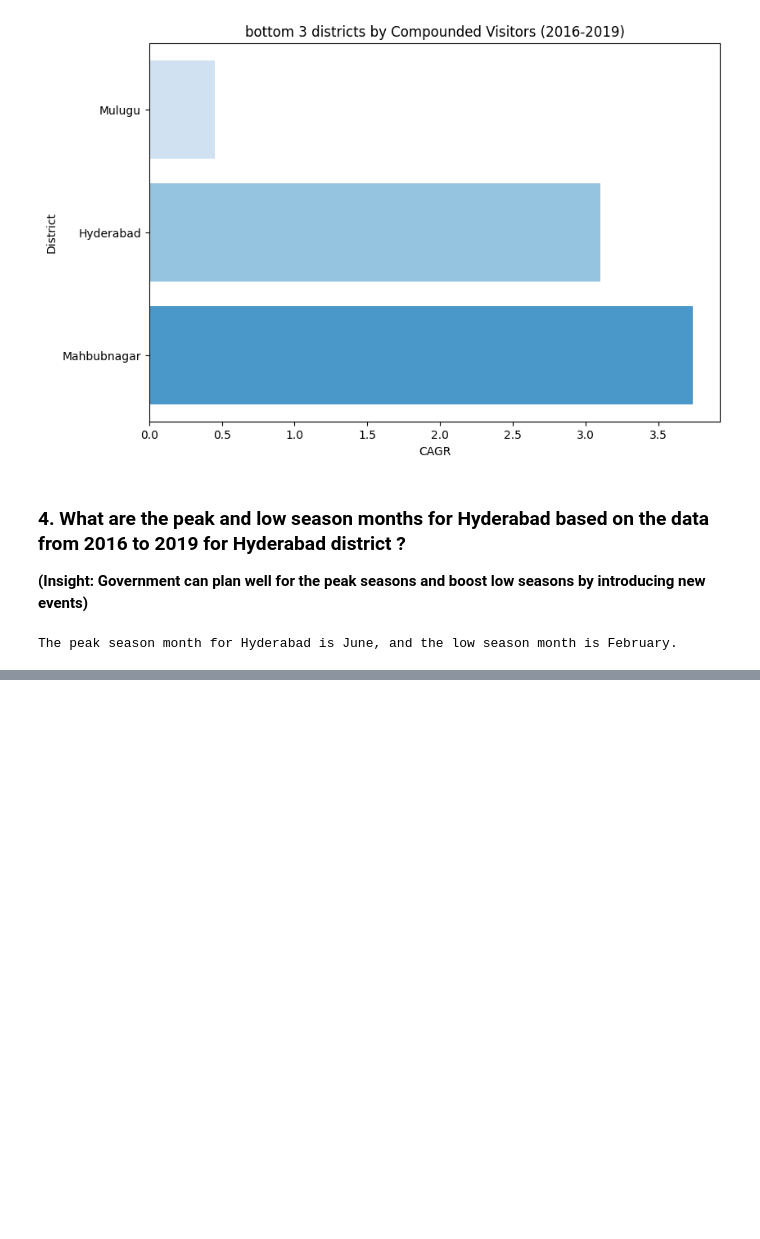
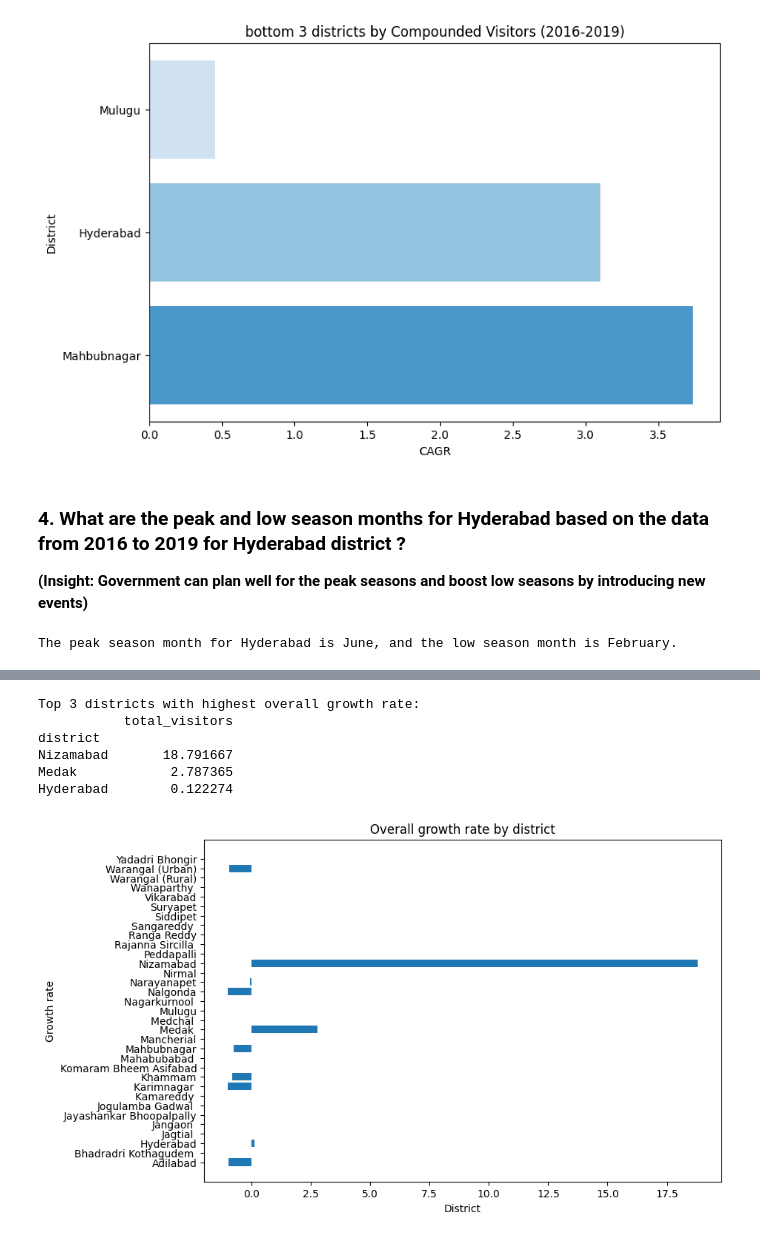
Before and after one commit to Prateek07-Kumar/-Telangana-Government-Tourism, a Jupyter notebook: Notebook/Query.ipynb, the cells around one changed output, grey strips where cells are left out. Saved outputs shown, nothing was run; the diff lists cells and outputs as text; code cells hidden in the pictures; blank space fills up the shorter version.

```diff
--- a/Notebook/Query.ipynb
+++ b/Notebook/Query.ipynb
@@ -318,0 +344,2 @@ The peak season month for Hyderabad is June, and the low season month is Februar
+# %%
+df1 = Domestic.copy()
@@ -318,0 +355,4 @@ The peak season month for Hyderabad is June, and the low season month is Februar
+# %%
+df1['Domestic_visitors'] = df['domestic_visitors']
+df1['Foreign_visitors'] = Foreign['foriegn_visitors']
+df1.drop(columns='domestic_visitors', inplace=True)
@@ -318,0 +368,40 @@ The peak season month for Hyderabad is June, and the low season month is Februar
+# %%
+# Calculate the total visitors (domestic + foreign) for each row
+
+df1['total_visitors'] = df1['Domestic_visitors'] + df1['Foreign_visitors']
+
+# Group the DataFrame by district and calculate the growth rate for each district
+
+grouped = df1.groupby('district').agg({'total_visitors': lambda x: (x.iloc[-1] - x.iloc[0]) / x.iloc[0] if x.iloc[0] != 0 else 0})
+
+# Sort the districts in descending order of their growth rate and return the top 3 districts
+
+top_districts = grouped.sort_values('total_visitors', ascending=False).head(3)
+
+# Print the top 3 districts and their growth rate
+
+print("Top 3 districts with highest overall growth rate:")
+print(top_districts)
+# %% [output]
+Top 3 districts with highest overall growth rate:
+           total_visitors
+district
+Nizamabad       18.791667
+Medak            2.787365
+Hyderabad        0.122274
+# %%
+plt.figure(figsize=(9,6))
+
+# Create a bar chart of the growth rates for each district
+
+plt.barh(grouped.index, grouped['total_visitors'])
+
+# Set the title and axis labels
+plt.title('Overall growth rate by district')
+plt.xlabel('District')
+plt.ylabel('Growth rate')
+
+# Show the plot
+plt.show()
+# %% [output]
+[figure, added]
```
Also changed, not shown: parts of 4 cells of this notebook.
